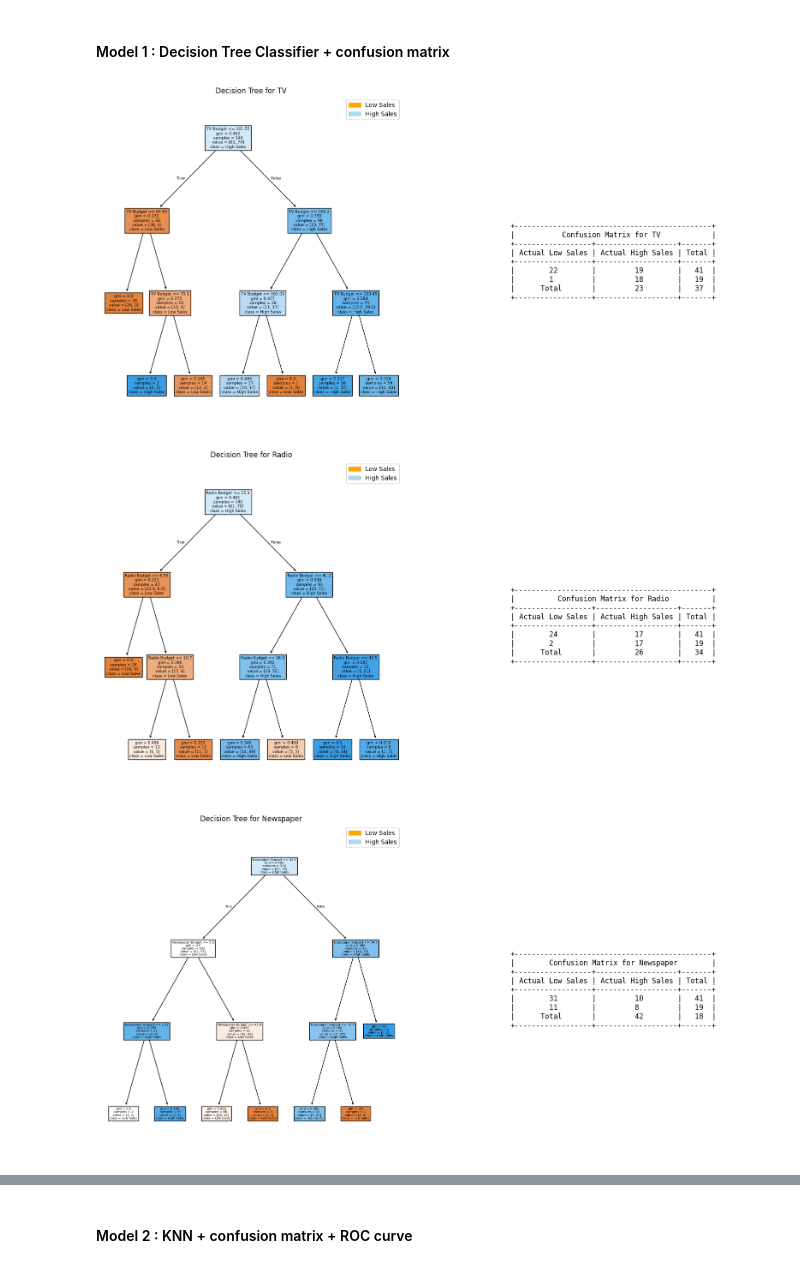
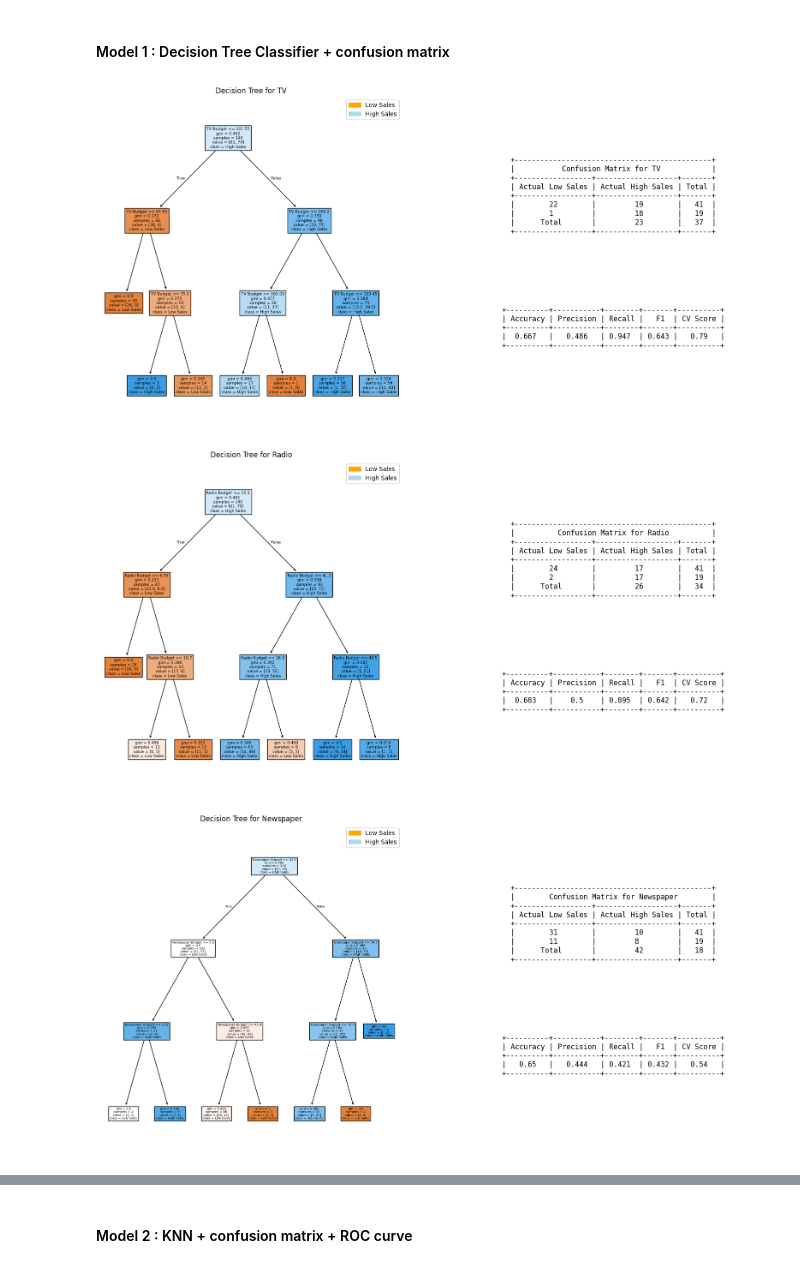
Before and after one commit to davidmarsoni/ml-project, a Jupyter notebook: Graded_lab.ipynb, the cells around one changed output, grey strips where cells are left out. Drawn from its saved outputs; the diff is of its cells as text; code cells hidden in the pictures.

Commit message:
Update import text and minor organizational changes*

```diff
--- a/Graded_lab.ipynb
+++ b/Graded_lab.ipynb
@@ -509,12 +540,12 @@ On this graph above, we have also shown the mean of the target Sales. to show th
 fig, axs = plt.subplots(1, 3, figsize=(15, 5))
 
 # Custom color palette
-colors = ['orange', 'lightblue']  # orange for low sales, Blue for high sales
+colors = ['orange', 'lightblue']
 
 for i in range(len(feature_names)):
     # Create boxplot with custom colors - removed hue parameter
     sns.boxplot(x='High_Sales', y=feature_names[i], data=df,
-                ax=axs[i], palette=colors, hue='High_Sales')
+                ax=axs[i], palette=colors, hue='High_Sales',legend=False)
 
     # Customize labels and title
     axs[i].set_title(f'{feature_names[i]} Distribution', pad=10)
@@ -522,7 +553,7 @@ for i in range(len(feature_names)):
 
     # setting ticks first, then labels (to avoid error message)
     axs[i].set_xticks([0, 1])
-    axs[i].set_xticklabels(['Low Sales[0]', 'High Sales[1]'])
+    axs[i].set_xticklabels(['Low Sales', 'High Sales'])
     axs[i].set_ylabel(feature_names[i] + ' Budget')
 
     # Add mean values as text
@@ -585,13 +621,13 @@ plt.show()
 - Train several classification models and evaluate them.
 - Display, print or plot any relevant information.
 - Interpret the results.
+# %%
+# Create results DataFrame with model column
+classification_results = PrettyTable()
+classification_results.field_names = ['Feature', 'Model', 'Accuracy', 'Precision (sensitivity)', 'Recall (specificity)', 'F1', 'CV_Score']
 # %% [markdown]
 #### Model 1 : Decision Tree Classifier + confusion matrix
-# %%
-# Create results DataFrame with model column
-classification_results = pd.DataFrame(columns=['Feature', 'Model', 'Accuracy', 'Precision (sensitivity)', 'Recall (specificity)', 'F1', 'CV_Score'])
 # %%
-# Decision Tree Classifier
 # Iterate over each feature and fit a Decision Tree Classifier
 for i in range(len(feature_names)):
     # Split data
@@ -610,44 +646,42 @@ for i in range(len(feature_names)):
     cv_score = cross_val_score(model, features[:, i].reshape(-1, 1), target_classified, cv=5).mean()
 
     # Append to results DataFrame
-    classification_results = pd.concat([classification_results, pd.DataFrame([{
-        'Feature': feature_names[i],
-        'Model': 'Decision Tree',
-        'Accuracy': accuracy,
-        'Precision (sensitivity)': precision,
-        'Recall (specificity)': recall,
-        'F1': f1,
-        'CV_Score': cv_score
-    }])], ignore_index=True)
+    classification_results.add_row([feature_names[i], 'Decision Tree', round(accuracy, 3), round(precision, 3), round(recall, 3), round(f1, 3), round(cv_score, 3)] )
 
     # Create subplots
     fig, ax = plt.subplots(1, 2, figsize=(20, 10))
 
     # Plot the decision tree
     plot_tree(model, filled=True, feature_names=[feature_names[i]+' Budget'], class_names=['Low Sales', 'High Sales'], ax=ax[0])
     ax[0].set_title(f'Decision Tree for {feature_names[i]}')
 
     # Add legend to the colors
     high_sales_patch = mpatches.Patch(color='orange', label='Low Sales')
     low_sales_patch = mpatches.Patch(color='lightblue', label='High Sales')
     ax[0].legend(handles=[high_sales_patch, low_sales_patch])
 
     # Print the confusion matrix
     cm = confusion_matrix(y_test, y_pred)
     table = PrettyTable()
     table.title = f'Confusion Matrix for {feature_names[i]}'
     table.field_names = ['Actual Low Sales', 'Actual High Sales', 'Total']
     table.add_row([cm[0, 0], cm[0, 1], cm[0, 0] + cm[0, 1]])
     table.add_row([cm[1, 0], cm[1, 1], cm[1, 0] + cm[1, 1]])
     table.add_row(['Total', cm[0, 0] + cm[1, 0], cm[0, 1] + cm[1, 1]])
 
+    # Display under the tree graph one more line with the result on one line table format
+    display_results = PrettyTable()
+    display_results.field_names = ["Accuracy", "Precision", "Recall", "F1", "CV Score"]
+    display_results.add_row([round(accuracy, 3), round(precision, 3), round(recall, 3), round(f1, 3), round(cv_score, 3)])
+
     # Display the confusion matrix as text in the second subplot
     ax[1].axis('off')
-    ax[1].text(0.5, 0.5, str(table), horizontalalignment='center', verticalalignment='center', fontsize=12, family='monospace')
+    ax[1].text(0.5, 0.7, str(table), horizontalalignment='center', verticalalignment='center', fontsize=12, family='monospace')
+    ax[1].text(0.5, 0.3, str(display_results), horizontalalignment='center', verticalalignment='center', fontsize=12, family='monospace')
 
     plt.show()
 # %% [output]
-[figure, old version]
+[figure, new version]
-[figure, old version]
+[figure, new version]
-[figure, old version]
+[figure, new version]
 # %% [markdown]
```
Also changed, not shown: parts of 17 cells of this notebook.
